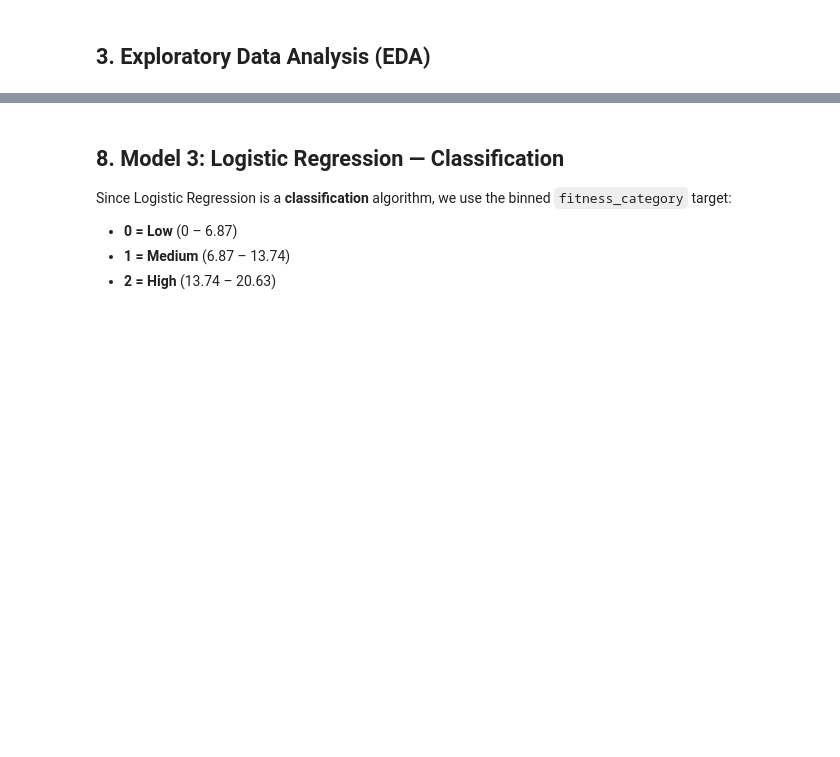
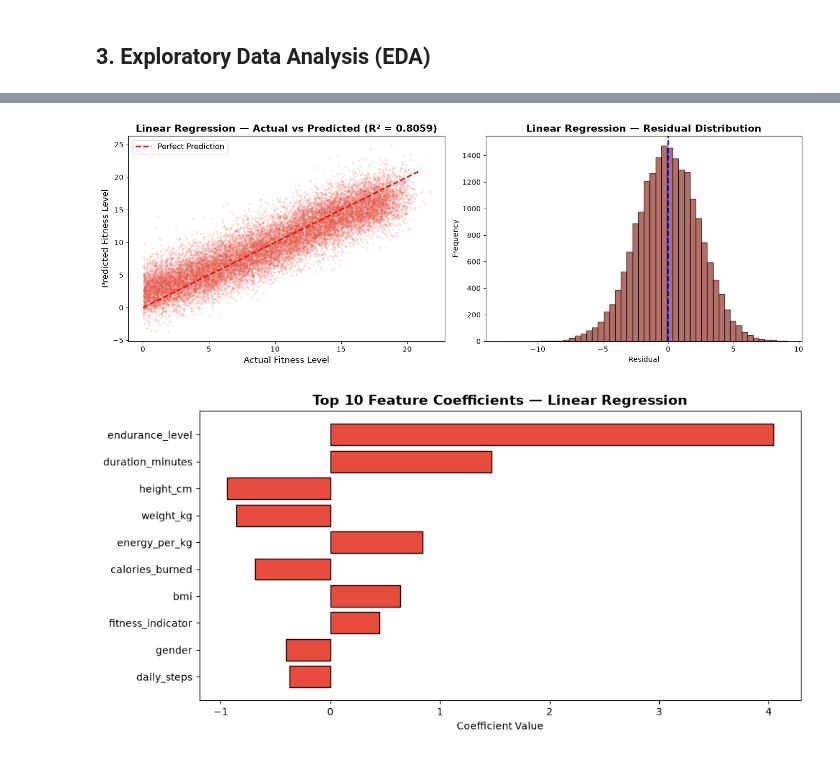
Before and after one commit to Youssef-Hassan-AI/ML_Project_2, a Jupyter notebook: ML_Fitness_Prediction.ipynb, the cells around one changed output, grey strips where cells are left out. Cells and saved outputs as stored; diff of their text form; code cells hidden in the pictures; blank space fills up the shorter version.

Commit message:
Update XGBoost model and accuracy improvements

```diff
--- a/ML_Fitness_Prediction.ipynb
+++ b/ML_Fitness_Prediction.ipynb
@@ -202,13 +249,44 @@ plt.show()
 # %%
-# Sample data for efficient training (100K rows is more than sufficient)
 SAMPLE_SIZE = 100_000
 np.random.seed(42)
 
 df_sampled = df.sample(n=SAMPLE_SIZE, random_state=42).reset_index(drop=True)
+
+df_sampled = df_sampled[df_sampled['daily_steps'] >= 0]
+df_sampled = df_sampled[df_sampled['calories_burned'] > 0.5]
+
+
+df_sampled['calories_per_minute'] = df_sampled['calories_burned'] / df_sampled['duration_minutes']
+df_sampled['heart_rate_reserve'] = df_sampled['avg_heart_rate'] - df_sampled['resting_heart_rate']
+df_sampled['sleep_quality'] = df_sampled['sleep_hours'] / (df_sampled['stress_level'] + 1)
+
+
+df_sampled['activity_intensity_score'] = (
+    df_sampled['daily_steps'] / 10000 *
+    df_sampled['duration_minutes'] / 60 *
+    (df_sampled['intensity'] + 1)
+)
+df_sampled['cardiac_efficiency'] = df_sampled['avg_heart_rate'] / df_sampled['resting_heart_rate']
+df_sampled['heart_rate_reserve_pct'] = (
+    df_sampled['avg_heart_rate'] - df_sampled['resting_heart_rate']
+) / df_sampled['resting_heart_rate']
+df_sampled['recovery_score'] = df_sampled['sleep_hours'] * (11 - df_sampled['stress_level'])
+df_sampled['energy_per_kg'] = df_sampled['calories_burned'] / df_sampled['weight_kg']
+df_sampled['steps_per_kg'] = df_sampled['daily_steps'] / df_sampled['weight_kg']
+df_sampled['endurance_age_ratio'] = df_sampled['endurance_level'] / df_sampled['age']
+df_sampled['bp_ratio'] = df_sampled['blood_pressure_systolic'] / df_sampled['blood_pressure_diastolic']
+df_sampled['sleep_stress_interaction'] = df_sampled['sleep_hours'] * df_sampled['stress_level']
+
+# الميزة المركبة الذهبية 🏆
+df_sampled['fitness_indicator'] = (
+    df_sampled['endurance_level'] * 0.4 +
+    df_sampled['activity_intensity_score'] * 0.3 +
+    df_sampled['recovery_score'] * 0.3
+)
+
 print(f"Sampled dataset shape: {df_sampled.shape}")
 
-# ==================== REGRESSION SPLIT ====================
-# Features & Target for regression
+
 X_reg = df_sampled.drop(columns=['fitness_level', 'fitness_category'])
 y_reg = df_sampled['fitness_level']
 
@@ -216,8 +294,7 @@ X_train_reg, X_test_reg, y_train_reg, y_test_reg = train_test_split(
     X_reg, y_reg, test_size=0.2, random_state=42
 )
 
-# ==================== CLASSIFICATION SPLIT ====================
-# Features & Target for classification
+
 X_clf = df_sampled.drop(columns=['fitness_level', 'fitness_category'])
 y_clf = df_sampled['fitness_category']
 
@@ -333,42 +435,36 @@ print(f"\n5-Fold CV R² = {cv_scores_lr.mean():.4f} ± {cv_scores_lr.std():.4f}"
 # %%
-# Linear Regression: Actual vs Predicted
 fig, axes = plt.subplots(1, 2, figsize=(14, 5))
 
 axes[0].scatter(y_test_reg, y_pred_lr, alpha=0.1, s=5, color='#e74c3c')
 axes[0].plot([0, 21], [0, 21], 'r--', linewidth=2, label='Perfect Prediction')
 axes[0].set_xlabel('Actual Fitness Level', fontsize=12)
 axes[0].set_ylabel('Predicted Fitness Level', fontsize=12)
 axes[0].set_title(f'Linear Regression — Actual vs Predicted (R² = {lr_r2:.4f})', fontsize=14, fontweight='bold')
 axes[0].legend(fontsize=11)
 
 residuals_lr = y_test_reg - y_pred_lr
-axes[1].hist(residuals_lr, bins=50, color='#e74c3c', edgecolor='black', alpha=0.7)
+axes[1].hist(residuals_lr, bins=50, color="#93342a", edgecolor='black', alpha=0.7)
 axes[1].axvline(0, color='blue', linestyle='--', linewidth=2)
 axes[1].set_title('Linear Regression — Residual Distribution', fontsize=14, fontweight='bold')
 axes[1].set_xlabel('Residual')
 axes[1].set_ylabel('Frequency')
 
 plt.tight_layout()
 plt.show()
 
-# Feature Importance (Coefficients)
 feature_importance = pd.DataFrame({
     'Feature': X_reg.columns,
     'Coefficient': lr_model.coef_
 }).sort_values('Coefficient', key=abs, ascending=False).head(10)
 
 plt.figure(figsize=(10, 5))
 plt.barh(feature_importance['Feature'], feature_importance['Coefficient'], color='#e74c3c', edgecolor='black')
 plt.title('Top 10 Feature Coefficients — Linear Regression', fontsize=14, fontweight='bold')
 plt.xlabel('Coefficient Value')
 plt.gca().invert_yaxis()
 plt.tight_layout()
 plt.show()
+# %% [output]
+[figure, added]
+[figure, added]
-# %% [markdown]
-## 8. Model 3: Logistic Regression — Classification
-
-Since Logistic Regression is a **classification** algorithm, we use the binned `fitness_category` target:
-- **0 = Low** (0 – 6.87)
-- **1 = Medium** (6.87 – 13.74)
-- **2 = High** (13.74 – 20.63)
 # %%
```
Also changed, not shown: parts of 43 cells of this notebook, 9 other files.
